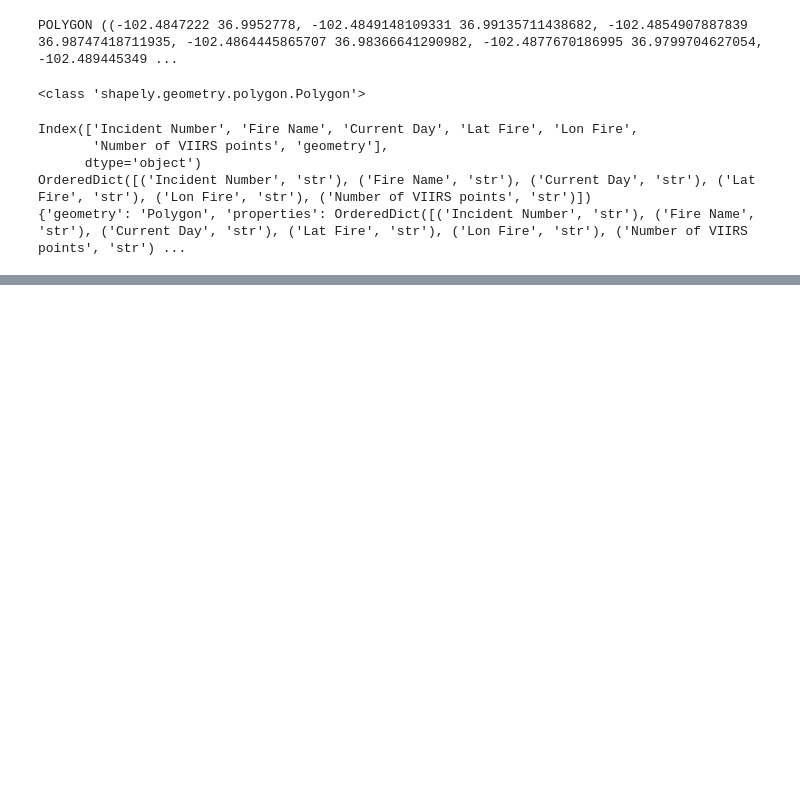
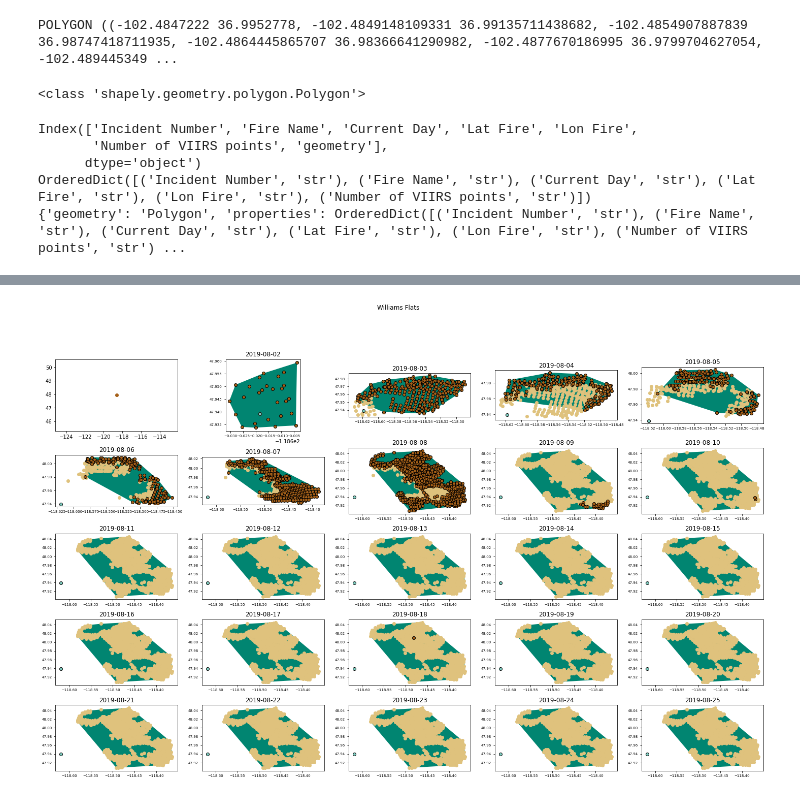
Before and after one commit to lthapa42/ML_FireEmissions, a Jupyter notebook: generate_daily_polygons.ipynb, the cells around one changed output, grey strips where cells are left out. Saved outputs shown, nothing was run; the diff lists cells and outputs as text; code cells hidden in the pictures; blank space fills up the shorter version.

```diff
--- a/generate_daily_polygons.ipynb
+++ b/generate_daily_polygons.ipynb
@@ -353,0 +377,18 @@ OrderedDict([('Incident Number', 'str'), ('Fire Name', 'str'), ('Current Day', '
+# %%
+#plot the first day of WF
+wf = incidents[incidents['Fire Name']=='Williams Flats']
+print(wf)
+wf_firstday = wf['First Day'].values
+#make the starting point for the fire
+lat_fire = wf['Lat Fire'].values
+lon_fire = wf['Lon Fire'].values
+pt_start = Point(lon_fire, lat_fire)
+lat_old = np.array([lat_fire])
+lon_old = np.array([lon_fire])
+
+print(type(wf_firstday[0]))
+viirs_sub = viirs_all[(viirs_all['acq_date']==str('2019-08-02'))]
+lats = viirs_sub['latitude'].values
+lons = viirs_sub['longitude'].values
+
+poly, poly_lats, poly_lons= build_today_polygon_viz_process(pt_start, lats, lons, lat_old, lon_old, 0.01, 1)
@@ -353,0 +405,80 @@ OrderedDict([('Incident Number', 'str'), ('Fire Name', 'str'), ('Current Day', '
+# %%
+incidents = wf
+print(incidents)
+count = 0
+for jj in range(len(incidents)): # loop through the incidents table
+    print(jj)
+    # generate the list of days that the fires cover
+    days = np.arange(np.datetime64(incidents.iloc[jj]['First Day']), np.datetime64(incidents.iloc[jj]['Last Day'])+np.timedelta64(1,'D'), dtype='datetime64[D]')
+    print(incidents.iloc[jj]['Fire Name'])
+    inc_name = incidents.iloc[jj]['Fire Name']
+    inc_num = incidents.iloc[jj]['Incident Number']
+    #get location of the fire
+    lat_fire = incidents.iloc[jj]['Lat Fire']
+    lon_fire = incidents.iloc[jj]['Lon Fire']
+    print(lon_fire, lat_fire)
+    pt_start = Point(lon_fire, lat_fire)
+    pt_start = pt_start.buffer(0.04)
+    lat_old = np.array([lat_fire])
+    lon_old = np.array([lon_fire])
+    poly_lats = np.array([lat_fire])
+
+    #set up the plot
+    nrows, ncols = choose_plot_grid_size(days)
+    fig, axs = plt.subplots(nrows, ncols)
+    fig.suptitle(incidents['Fire Name'].iloc[jj])
+    fig.set_figheight(15)
+    fig.set_figwidth(25)
+
+    #plot the start location
+    ax = axs[0,0]
+    ax.scatter(lon_fire, lat_fire, c=colors[0])
+    for ii in range(len(days)): # for each day
+        #print(type(days[ii]))
+        viirs_sub = viirs_all[(viirs_all['acq_date']==str(days[ii]))]
+        lat = viirs_sub['latitude']
+        lon = viirs_sub['longitude']
+        poly, poly_lats, poly_lons = build_today_polygon(pt_start, lat, lon, lat_old, lon_old, 0.04, 0)
+        num_viirs = len(poly_lats)
+        print(num_viirs, 'VIIRS detections')
+        if num_viirs==0: #if no points, persist the previous polygon
+            #print('persisting previous polygon')
+            poly = pt_start
+            poly_tups = [list((lon_old[i], lat_old[i])) for i in range(len(lat_old))]
+        elif (num_viirs<=0.1*len(lat_old))|(num_viirs<=2): #if points drop off by >90% or to 2 or fewer
+            #use old polygon, and ADD THE NEW POINTS, just in case
+            lat_old = np.append(lat_old, poly_lats)
+            lon_old = np.append(lon_old, poly_lons)
+            poly_tups = [list((lon_old[i], lat_old[i])) for i in range(len(lat_old))]
+            poly = MultiPoint(poly_tups).convex_hull
+        else: #make a new polygon
+            #print('HELLO!')
+            old_poly_tups = [list((lon_old[i], lat_old[i])) for i in range(len(lat_old))] #old polygon points
+            poly_tups = [list((poly_lons[i], poly_lats[i])) for i in range(len(poly_lats))] #new polygon points
+            poly_tups = [item for item in poly_tups if item not in old_poly_tups] #get rid of duplicates
+            poly = MultiPoint(poly_tups).convex_hull
+
+        poly_plot = gpd.GeoSeries(poly)
+        #plot the polygon and viirs detects
+        cnum = (ii+1)%ncols
+        rnum = int(np.floor((ii+1)/nrows))
+        ax = axs[rnum, cnum]
+        poly_plot.plot(ax=ax, color = colors[3])
+        ax.scatter(lon_old, lat_old, c=colors[1])#, edgecolor='k')
+        ax.scatter(poly_lons, poly_lats, c = colors[0], edgecolor='k')
+        ax.scatter(lon_fire, lat_fire, c=colors[2], edgecolor='k')
+        ax.set_title(str(days[ii]))
+        ax.xaxis.set_tick_params(labelsize=7)
+        ax.yaxis.set_tick_params(labelsize=7)
+
+
+
+        #fill in the geodataframe
+        #fire_series.iloc[count]= [inc_num,inc_name, days[ii], lat_fire, lon_fire, len(poly_lats), poly]
+        #print(fire_series)
+        lat_old = [poly_tups[i][1] for i in range(len(poly_tups))]
+        lon_old = [poly_tups[i][0] for i in range(len(poly_tups))]
+        pt_start=poly
+        count = count+1
+        #print(count)
+# %% [output]
@@ -353,0 +502 @@ OrderedDict([('Incident Number', 'str'), ('Fire Name', 'str'), ('Current Day', '
+[figure, added]
```
Also changed, not shown: parts of 9 cells of this notebook, 23 other files.
